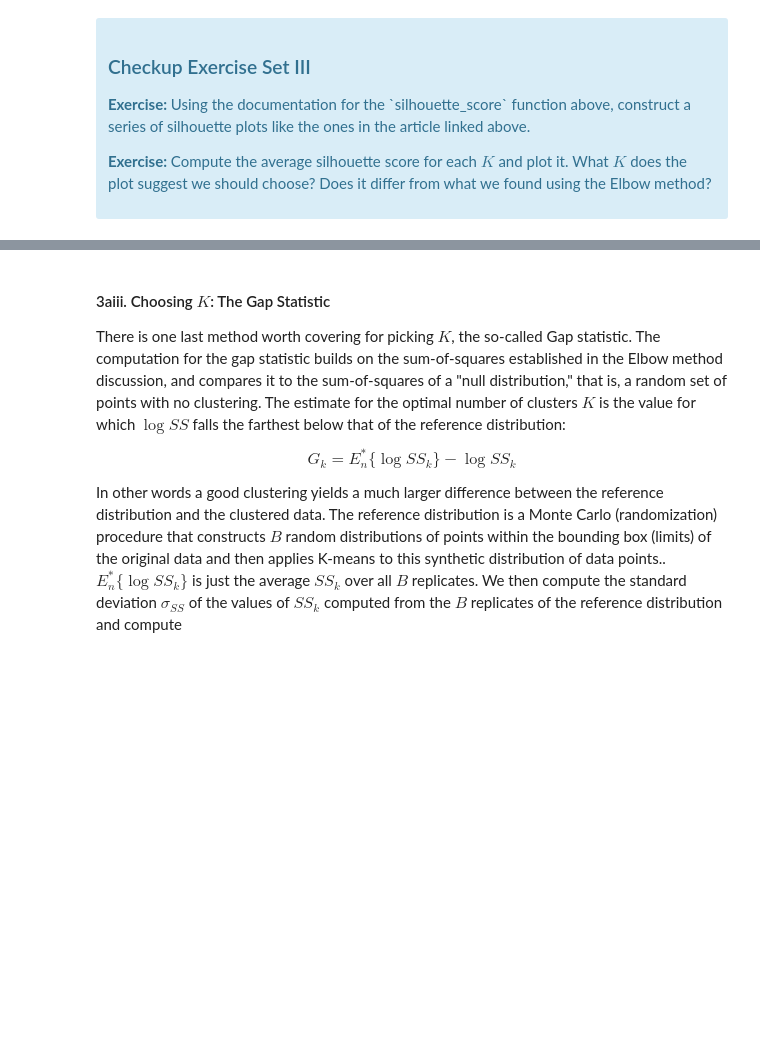
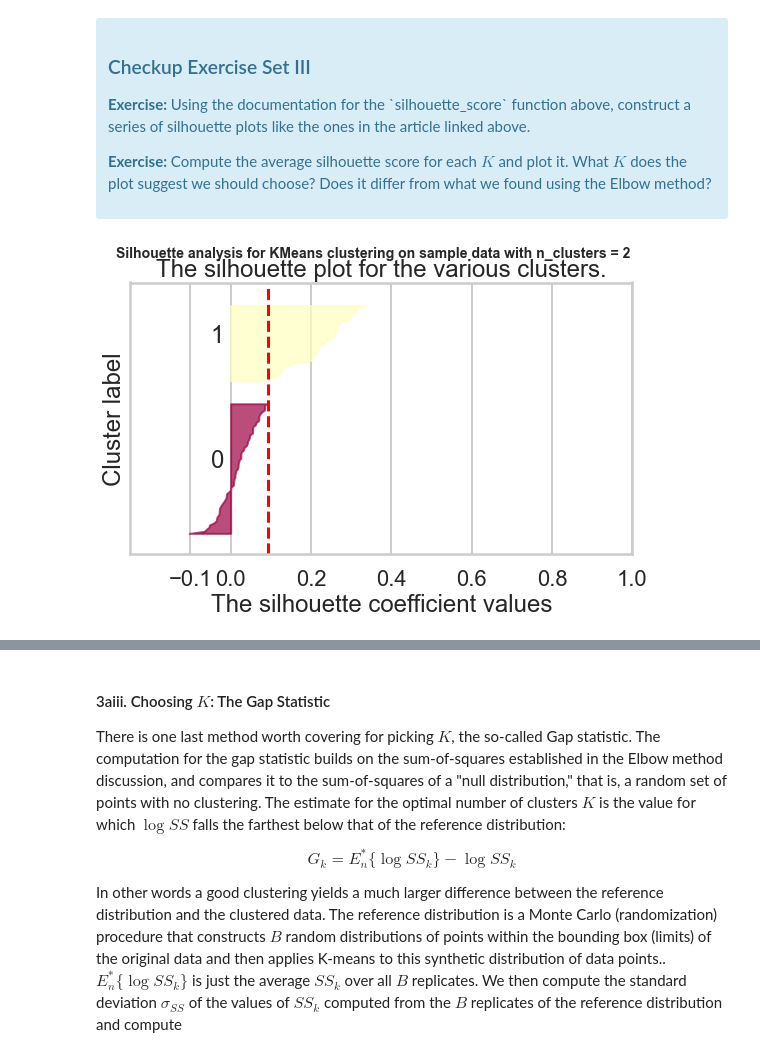
Before and after one commit to yepterence/Springboard-case-studies, a Jupyter notebook: sb_Clustering_Case_Study_updated_10_15_2020/Clustering Case Study - Customer Segmentation with K-Means - Tier 3.ipynb, the cells around one changed output, grey strips where cells are left out. Drawn from its saved outputs; the diff is of its cells as text; code cells hidden in the pictures; blank space fills up the shorter version.

Commit message:
This commit contains the Silhouette method sections as well as PCA sections filled out

```diff
--- a/sb_Clustering_Case_Study_updated_10_15_2020/Clustering Case Study - Customer Segmentation with K-Means - Tier 3.ipynb
+++ b/sb_Clustering_Case_Study_updated_10_15_2020/Clustering Case Study - Customer Segmentation with K-Means - Tier 3.ipynb
@@ -236,0 +235,84 @@ Source: http://www.stat.berkeley.edu/~spector/s133/Clus.html
+# %%
+# Your turn.
+import sklearn.metrics
+import matplotlib.cm as cm
+
+# Make an empty list called avg_silhouette_scores
+avg_silhouette_scores = []
+
+# Iterate through Krange with variable K as before
+for K in K_range:
+    fig, ax1 = plt.subplots(1, 1)
+    fig.set_size_inches(9, 5)
+
+    # The 1st subplot is the silhouette plot
+    # The silhouette coefficient can range from -1, 1 but in this example all
+    # lie within [-0.1, 1]
+    # Call set_xlim on ax1
+    ax1.set_xlim([-0.25, 1])
+    # The (n_clusters+1)*10 is for inserting blank space between silhouette
+    # plots of individual clusters, to demarcate them clearly.
+    ax1.set_ylim([0, len(X) + (K + 1) * 10])
+
+    # Initialize the clusterer with n_clusters value and a random generator
+    # seed of 10 for reproducibility.
+    model = sklearn.cluster.KMeans(n_clusters=K, random_state=10)
+    cluster_labels = model.fit_predict(X)
+
+    # The silhouette_score gives the average value for all the samples.
+    # This gives a perspective into the density and separation of the formed
+    # clusters
+    # Make a variable called silhouette_avg. Set the parameters to silhouette_score to X, and cluster_labels
+    silhouette_avg  = sklearn.metrics.silhouette_score(X, cluster_labels)
+    avg_silhouette_scores.append(silhouette_avg)
+
+    # Compute the silhouette scores for each sample
+    # Call sklearn.metrics.silhouette_samples with the below parameters
+    sample_silhouette_values = sklearn.metrics.silhouette_samples(X, cluster_labels)
+
+    y_lower = 10
+    for i in range(K):
+        # Aggregate the silhouette scores for samples belonging to
+        # cluster i, and sort them
+        # Make a variable called ith_cluster_silhouette_values
+        ith_cluster_silhouette_values = \
+            sample_silhouette_values[cluster_labels == i]
+
+        # Call sort() on this variable
+        ith_cluster_silhouette_values.sort()
+
+        # Call shape[0] on ith_cluster_silhouette_values
+        size_cluster_i = ith_cluster_silhouette_values.shape[0]
+        y_upper = y_lower + size_cluster_i
+
+        cmap = cm.get_cmap("Spectral")
+        color = cmap(float(i) / K)
+        ax1.fill_betweenx(np.arange(y_lower, y_upper),
+                          0, ith_cluster_silhouette_values,
+                          facecolor=color, edgecolor=color, alpha=0.7)
+
+        # Label the silhouette plots with their cluster numbers at the middle
+        # This requires calling text() on ax1
+        ax1.text(-0.05, y_lower + 0.5 * size_cluster_i, str(i))
+
+        # Compute the new y_lower for next plot
+        y_lower = y_upper + 10  # 10 for the 0 samples
+
+    # Setting title, xlabel and ylabel
+    ax1.set_title("The silhouette plot for the various clusters.")
+    ax1.set_xlabel("The silhouette coefficient values")
+    ax1.set_ylabel("Cluster label")
+
+    # The vertical line for average silhouette score of all the values
+    # This requires axvline()
+    ax1.axvline(x=silhouette_avg, color="red", linestyle="--")
+
+    ax1.set_yticks([])  # Clear the yaxis labels / ticks
+    ax1.set_xticks([-0.1, 0, 0.2, 0.4, 0.6, 0.8, 1])
+
+    plt.suptitle(("Silhouette analysis for KMeans clustering on sample data "
+                  "with n_clusters = %d" % K),
+                 fontsize=14, fontweight='bold')
+plt.show()
+# %% [output]
+[figure, added]
```
Also changed, not shown: parts of 8 cells of this notebook.
